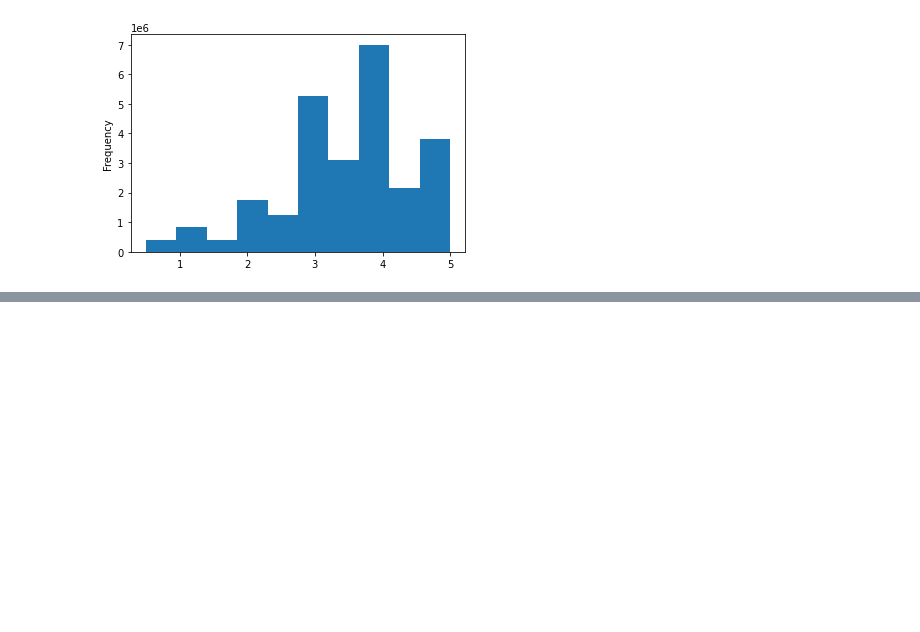
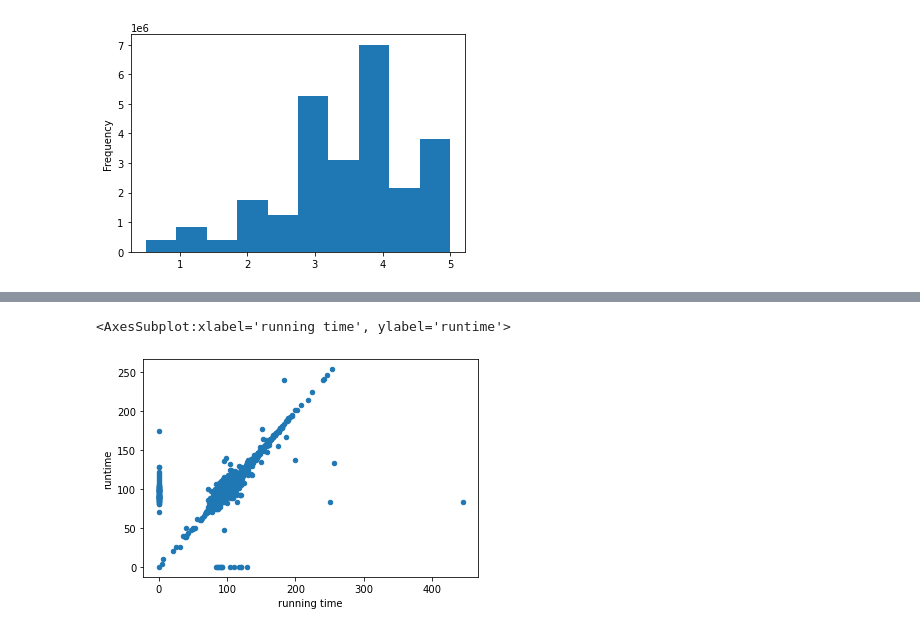
Before and after one commit to jose-perth/Movies-ETL, a Jupyter notebook: movies_etl.ipynb, the cells around one changed output, grey strips where cells are left out. Saved outputs shown, nothing was run; the diff lists cells and outputs as text; code cells hidden in the pictures; blank space fills up the shorter version.

```diff
--- a/movies_etl.ipynb
+++ b/movies_etl.ipynb
@@ -775,0 +779,2 @@ Name: rating, dtype: float64
+# %%
+movies_df = pd.merge(wiki_movies_df, kaggle_metadata, on='imdb_id', suffixes=['_wiki','_kaggle'])
@@ -775,0 +835,4 @@ Name: rating, dtype: float64
+# %%
+df1 = 'running time'
+df2 = 'runtime'
+movies_df[movies_df[df1] != movies_df[df2]][[df1,df2]]
@@ -775,0 +853,6 @@ Name: rating, dtype: float64
+# %%
+# check matching. replace nulls with zeroes.
+movies_df.fillna(0).plot(x=df1, y=df2, kind='scatter')
+# %% [output]
+<AxesSubplot:xlabel='running time', ylabel='runtime'>
+[figure, added]
```
Also changed, not shown: parts of 26 cells of this notebook.
